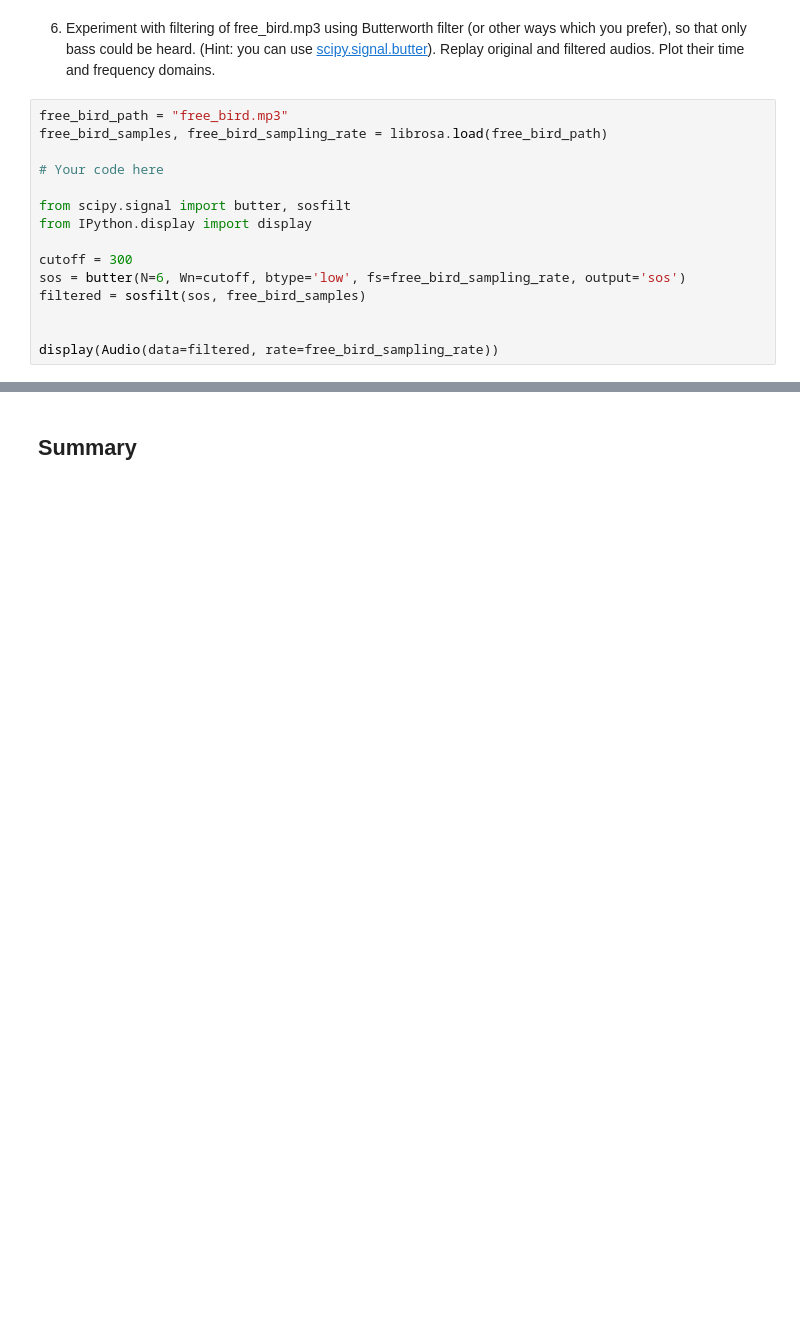
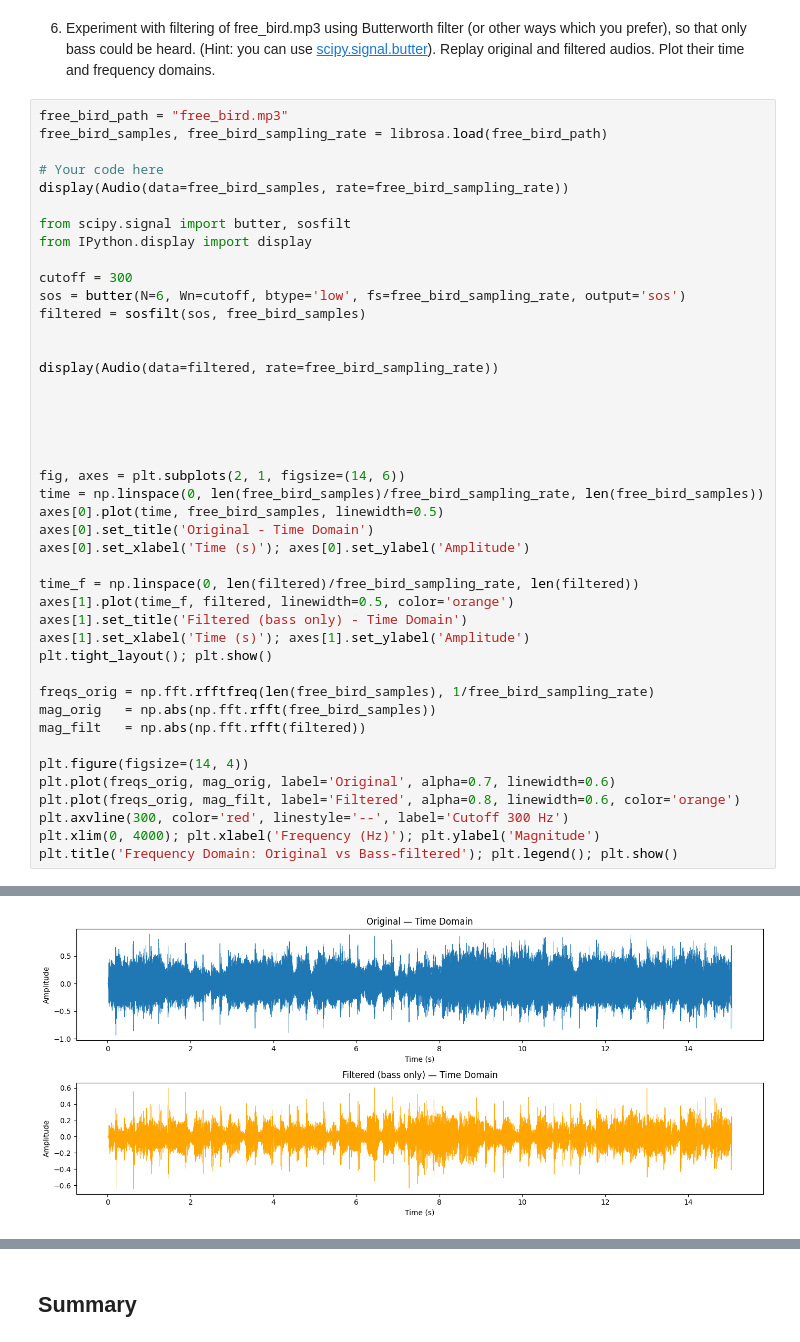
Before and after one commit to MariiaHamanuk/LaLab2, a Jupyter notebook: LA_Lab_2_Template_2025.ipynb, the cells around one changed output, grey strips where cells are left out. Drawn from its saved outputs; the diff is of its cells as text; blank space fills up the shorter version.

```diff
--- a/LA_Lab_2_Template_2025.ipynb
+++ b/LA_Lab_2_Template_2025.ipynb
@@ -424,18 +488,47 @@ We restricted the search range to $27$–$4200$ Hz, corresponding to the full ra
 In the last task you will use the recording of Lynyrd Skynyrd - Free Bird.
 # %% [markdown]
 6.    Experiment with filtering of free_bird.mp3 using Butterworth filter (or other ways which you prefer), so that only bass could be heard. (Hint: you can use [scipy.signal.butter](https://docs.scipy.org/doc/scipy/reference/generated/scipy.signal.butter.html)). Replay original and filtered audios. Plot their time and frequency domains.
-# %%
-free_bird_path = "free_bird.mp3"
-free_bird_samples, free_bird_sampling_rate = librosa.load(free_bird_path)
-
-# Your code here
-
-from scipy.signal import butter, sosfilt
-from IPython.display import display
-
-cutoff = 300
-sos = butter(N=6, Wn=cutoff, btype='low', fs=free_bird_sampling_rate, output='sos')
-filtered = sosfilt(sos, free_bird_samples)
-
-
-display(Audio(data=filtered, rate=free_bird_sampling_rate))
+# %%
+free_bird_path = "free_bird.mp3"
+free_bird_samples, free_bird_sampling_rate = librosa.load(free_bird_path)
+
+# Your code here
+display(Audio(data=free_bird_samples, rate=free_bird_sampling_rate))
+
+from scipy.signal import butter, sosfilt
+from IPython.display import display
+
+cutoff = 300
+sos = butter(N=6, Wn=cutoff, btype='low', fs=free_bird_sampling_rate, output='sos')
+filtered = sosfilt(sos, free_bird_samples)
+
+
+display(Audio(data=filtered, rate=free_bird_sampling_rate))
+
+
+
+
+
+fig, axes = plt.subplots(2, 1, figsize=(14, 6))
+time = np.linspace(0, len(free_bird_samples)/free_bird_sampling_rate, len(free_bird_samples))
+axes[0].plot(time, free_bird_samples, linewidth=0.5)
+axes[0].set_title('Original - Time Domain')
+axes[0].set_xlabel('Time (s)'); axes[0].set_ylabel('Amplitude')
+
+time_f = np.linspace(0, len(filtered)/free_bird_sampling_rate, len(filtered))
+axes[1].plot(time_f, filtered, linewidth=0.5, color='orange')
+axes[1].set_title('Filtered (bass only) - Time Domain')
+axes[1].set_xlabel('Time (s)'); axes[1].set_ylabel('Amplitude')
+plt.tight_layout(); plt.show()
+
+freqs_orig = np.fft.rfftfreq(len(free_bird_samples), 1/free_bird_sampling_rate)
+mag_orig   = np.abs(np.fft.rfft(free_bird_samples))
+mag_filt   = np.abs(np.fft.rfft(filtered))
+
+plt.figure(figsize=(14, 4))
+plt.plot(freqs_orig, mag_orig, label='Original', alpha=0.7, linewidth=0.6)
+plt.plot(freqs_orig, mag_filt, label='Filtered', alpha=0.8, linewidth=0.6, color='orange')
+plt.axvline(300, color='red', linestyle='--', label='Cutoff 300 Hz')
+plt.xlim(0, 4000); plt.xlabel('Frequency (Hz)'); plt.ylabel('Magnitude')
+plt.title('Frequency Domain: Original vs Bass-filtered'); plt.legend(); plt.show()
+# %% [output]
@@ -441,0 +536 @@ display(Audio(data=filtered, rate=free_bird_sampling_rate))
+[figure, added]
```
Also changed, not shown: parts of 39 cells of this notebook.
